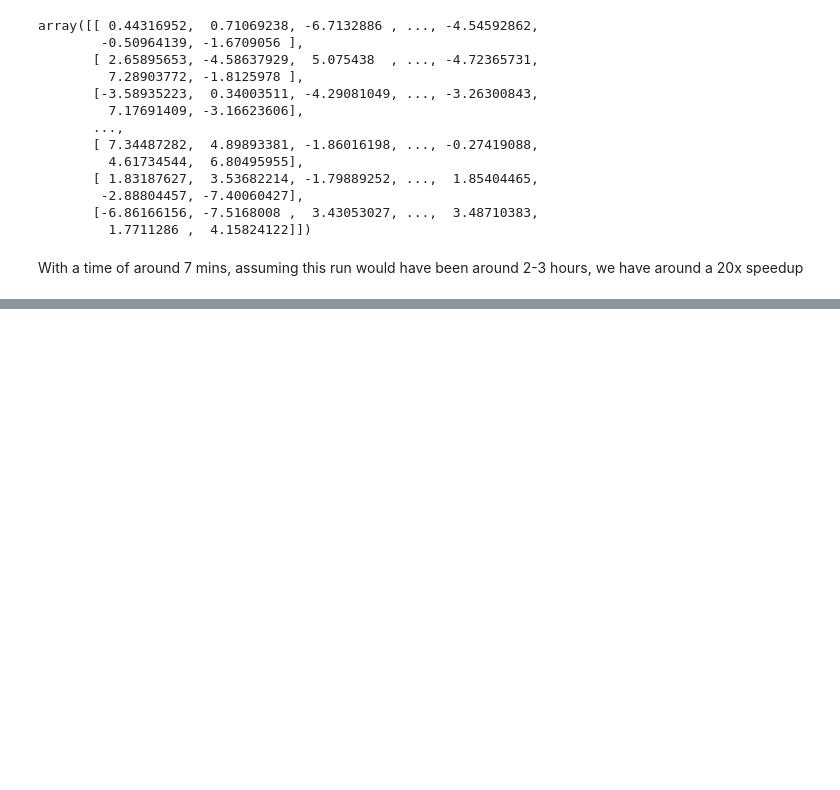
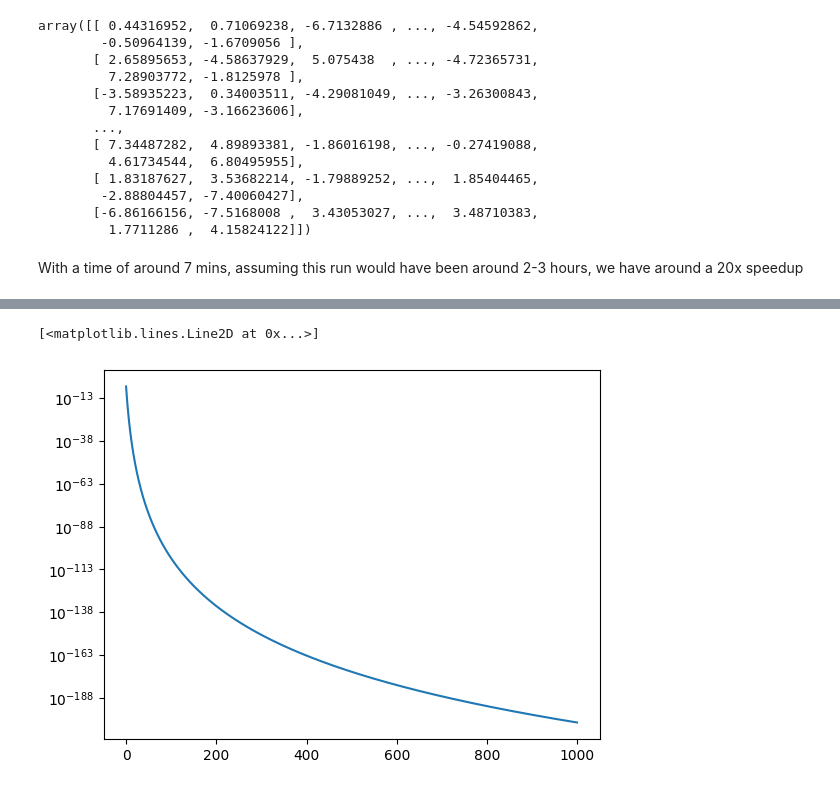
Before and after one commit to ebensonm/delay-optimizer, a Jupyter notebook: notebooks/test.ipynb, the cells around one changed output, grey strips where cells are left out. Saved outputs shown, nothing was run; the diff lists cells and outputs as text; code cells hidden in the pictures; blank space fills up the shorter version.

```diff
--- a/notebooks/test.ipynb
+++ b/notebooks/test.ipynb
@@ -517,0 +552,5 @@ With a time of around 7 mins, assuming this run would have been around 2-3 hours
+# %%
+plt.semilogy([next(inv) for i in range(1000)])
+# %% [output]
+[<matplotlib.lines.Line2D at 0x...>]
+[figure, added]
```
Also changed, not shown: parts of 6 cells of this notebook.
